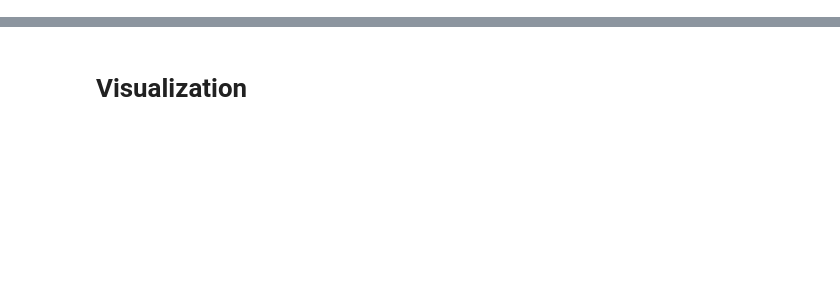
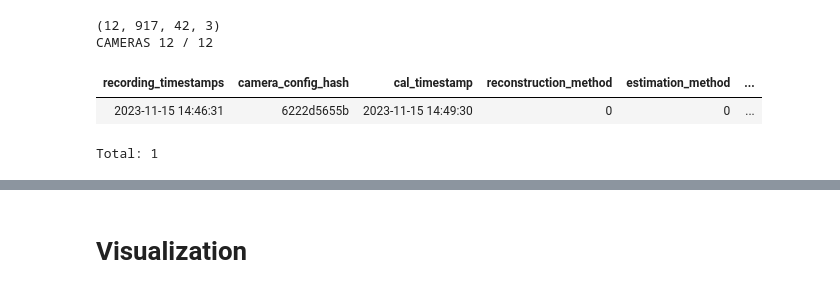
Before and after one commit to Pouyan97/Hand_Detection, a Jupyter notebook: test_dj.ipynb, the cells around one changed output, grey strips where cells are left out. Saved outputs shown, nothing was run; the diff lists cells and outputs as text; code cells hidden in the pictures; blank space fills up the shorter version.

Commit message:
rough code for reconstruction done. Testing needed

```diff
--- a/test_dj.ipynb
+++ b/test_dj.ipynb
@@ -26,0 +28,19 @@ from hand_dj import HandBbox,HandBboxMethod, HandPoseEstimation,HandPoseEstimati
+# %%
+# key = ( CalibratedRecording &  ((Recording & 'participant_id="m002"').fetch('KEY')[1])).fetch('KEY')
+# for k in key:
+#     k['reconstruction_method']=0
+#     k['estimation_method']=0
+#     k['detection_method']=1
+
+# HandPoseReconstructionMethod.insert(key)
+HandPoseReconstruction.populate(key)
+# key
+# %% [output]
+(12, 917, 42, 3)
+CAMERAS 12 / 12
+# %%
+HandPoseReconstruction()
+# %% [output]
+| recording_timestamps | camera_config_hash | cal_timestamp | reconstruction_method | estimation_method | ... |
+| 2023-11-15 14:46:31 | 6222d5655b | 2023-11-15 14:49:30 | 0 | 0 | ... |
+Total: 1
```
Also changed, not shown: parts of 9 cells of this notebook, 1 other file.
